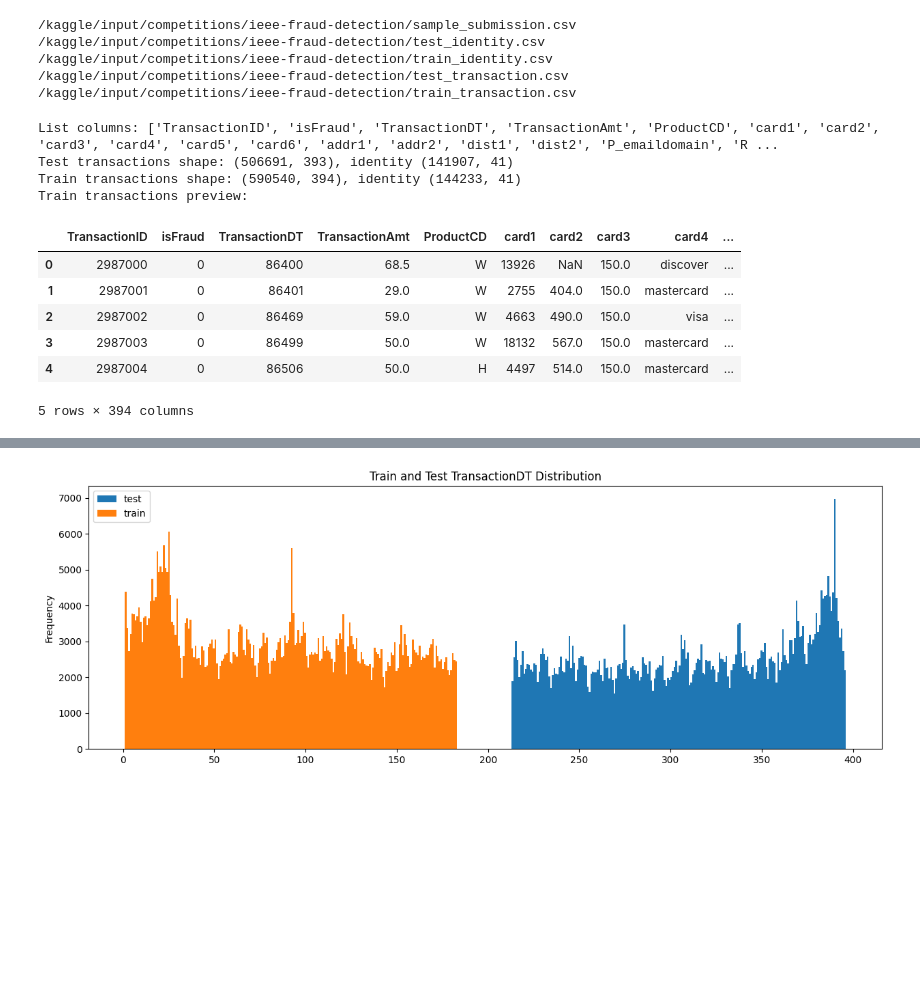
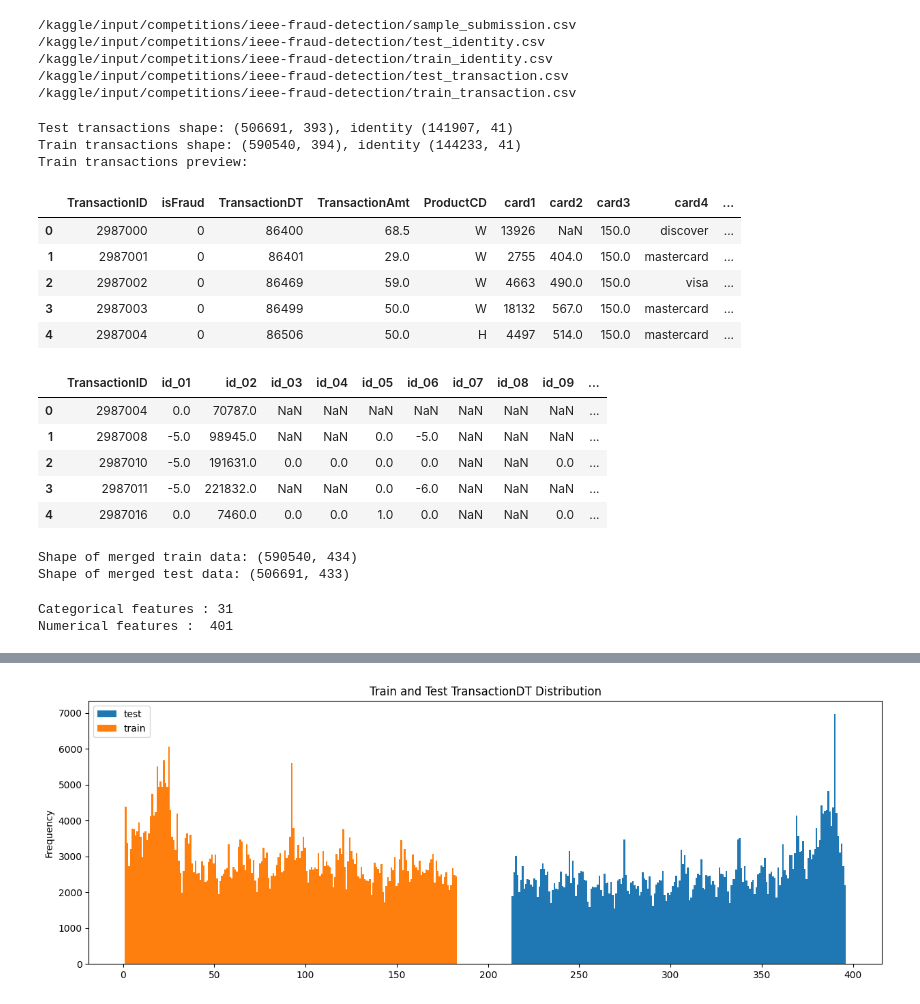
Before and after one commit to tranthikyphuong/IEEE-CIS-Fraud-Detection-Project, a Jupyter notebook: ieee-cis-fraud-detection.ipynb, the cells around one changed output, grey strips where cells are left out. Drawn from its saved outputs; the diff is of its cells as text; code cells hidden in the pictures; blank space fills up the shorter version.

```diff
--- a/ieee-cis-fraud-detection.ipynb
+++ b/ieee-cis-fraud-detection.ipynb
@@ -20,15 +22,12 @@ test_identity = pd.read_csv('/kaggle/input/competitions/ieee-fraud-detection/tes
 train_identity = pd.read_csv('/kaggle/input/competitions/ieee-fraud-detection/train_identity.csv')
 train_transaction = pd.read_csv('/kaggle/input/competitions/ieee-fraud-detection/train_transaction.csv')
 
-included_cols = list(train_transaction.columns)
-print('List columns: ' + str(included_cols) )
-
 print('Test transactions shape: ' + str(test_transaction.shape) + ', identity ' + str(test_identity.shape) )
 print('Train transactions shape: ' + str(train_transaction.shape) + ', identity ' + str(train_identity.shape) )
 print('Train transactions preview:')
-train_transaction.head(5)
+pd.set_option('display.max_columns',394)
+train_transaction.head()
 # %% [output]
-List columns: ['TransactionID', 'isFraud', 'TransactionDT', 'TransactionAmt', 'ProductCD', 'card1', 'card2', 'card3', 'card4', 'card5', 'card6', 'addr1', 'addr2', 'dist1', 'dist2', 'P_emaildomain', 'R ...
 Test transactions shape: (506691, 393), identity (141907, 41)
 Train transactions shape: (590540, 394), identity (144233, 41)
 Train transactions preview:
@@ -38,4 +37,38 @@ Train transactions preview:
 | 2 | 2987002 | 0 | 86469 | 59.0 | W | 4663 | 490.0 | 150.0 | visa | ... |
 | 3 | 2987003 | 0 | 86499 | 50.0 | W | 18132 | 567.0 | 150.0 | mastercard | ... |
 | 4 | 2987004 | 0 | 86506 | 50.0 | H | 4497 | 514.0 | 150.0 | mastercard | ... |
-5 rows × 394 columns
+# %%
+pd.set_option('display.max_columns',394)
+train_identity.head()
+# %% [output]
+|  | TransactionID | id_01 | id_02 | id_03 | id_04 | id_05 | id_06 | id_07 | id_08 | id_09 | ... |
+| 0 | 2987004 | 0.0 | 70787.0 | NaN | NaN | NaN | NaN | NaN | NaN | NaN | ... |
+| 1 | 2987008 | -5.0 | 98945.0 | NaN | NaN | 0.0 | -5.0 | NaN | NaN | NaN | ... |
+| 2 | 2987010 | -5.0 | 191631.0 | 0.0 | 0.0 | 0.0 | 0.0 | NaN | NaN | 0.0 | ... |
+| 3 | 2987011 | -5.0 | 221832.0 | NaN | NaN | 0.0 | -6.0 | NaN | NaN | NaN | ... |
+| 4 | 2987016 | 0.0 | 7460.0 | 0.0 | 0.0 | 1.0 | 0.0 | NaN | NaN | 0.0 | ... |
+# %%
+# Join hai bảng ID lại với nhau
+merged_train = pd.merge(train_transaction,train_identity, on = "TransactionID", how="left")
+print(f'Shape of merged train data: {merged_train.shape}')
+
+merged_test = pd.merge(test_transaction,test_identity,on=['TransactionID'],how='left')
+print(f'Shape of merged test data: {merged_test.shape}')
+# %% [output]
+Shape of merged train data: (590540, 434)
+Shape of merged test data: (506691, 433)
+# %%
+cat_features = ['ProductCD','card4','card6', 'P_emaildomain', 'R_emaildomain',
+                'M1', 'M2', 'M3', 'M4', 'M5', 'M6', 'M7', 'M8', 'M9', 'DeviceType', 'DeviceInfo', 'id_12', 'id_15',
+                'id_16','id_23','id_27','id_28','id_29','id_30','id_31',
+                'id_33','id_34','id_35','id_36','id_37','id_38']
+
+num_features = [x for x in merged_train.columns.values[2:] if x not in cat_features]  #slicing from 2 onwards ( first 2 columns are identifier and target)
+
+features = num_features + cat_features
+
+print('Categorical features :', len(cat_features))
+print('Numerical features : ',len(num_features))
+# %% [output]
+Categorical features : 31
+Numerical features :  401
```
Also changed, not shown: parts of 7 cells of this notebook.
